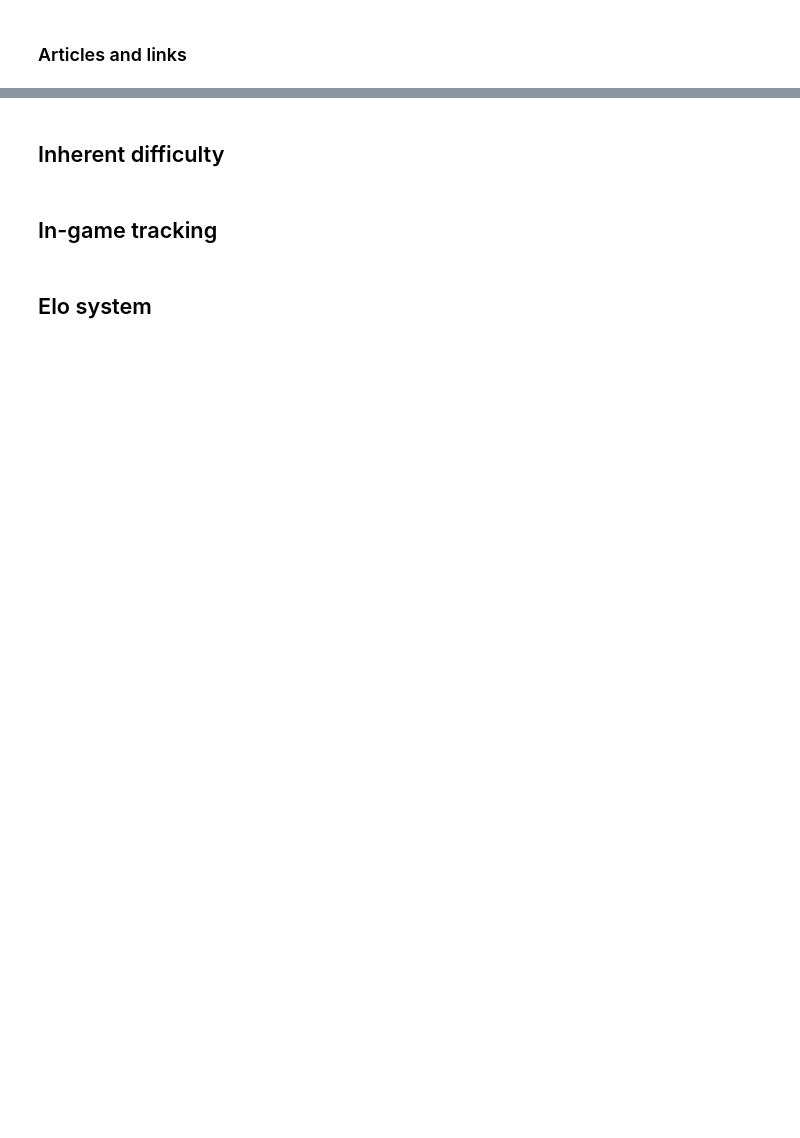
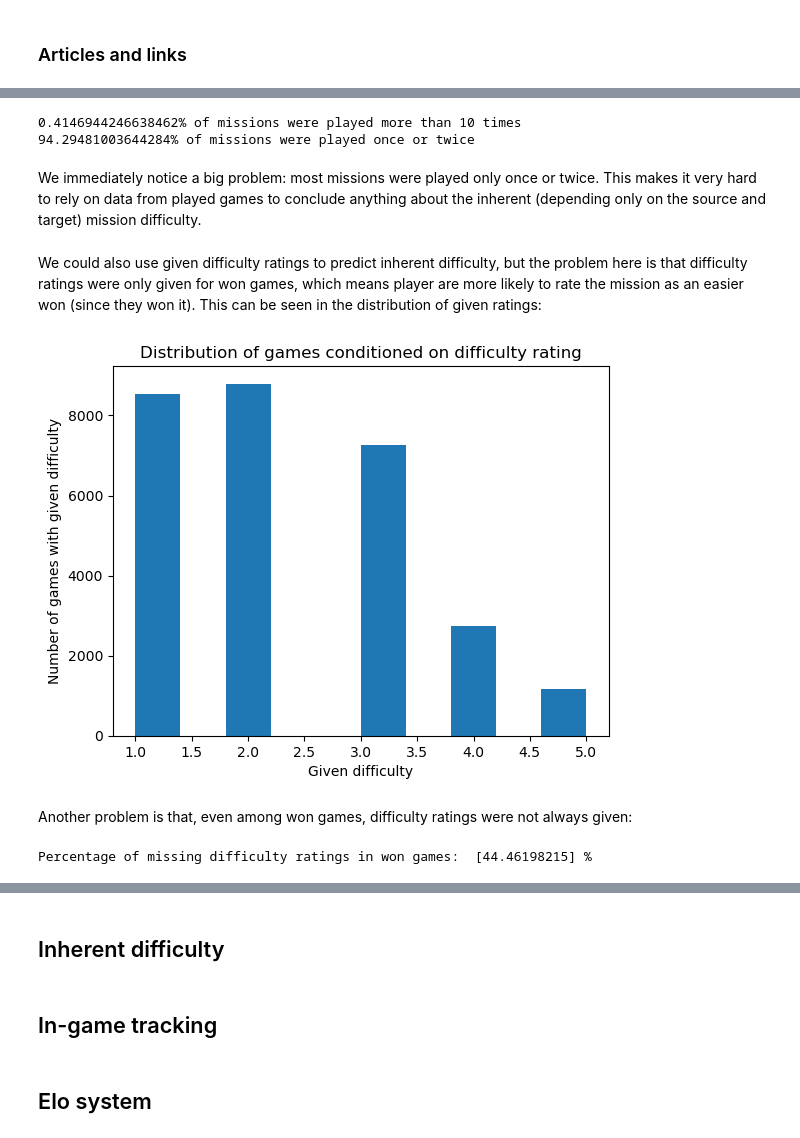
Before and after one commit to epfl-ada/ada-2024-project-outliars, a Jupyter notebook: results.ipynb, the cells around one changed output, grey strips where cells are left out. Saved outputs shown, nothing was run; the diff lists cells and outputs as text; code cells hidden in the pictures; blank space fills up the shorter version.

```diff
--- a/results.ipynb
+++ b/results.ipynb
@@ -45,0 +150,9 @@ After adding missing links, there are 119888 links in df
+# %%
+finished_df = load_finished_df("./data/paths-and-graph/paths_finished.tsv")
+unfinished_df = load_unfinished_df("./data/paths-and-graph/paths_unfinished.tsv")
+
+earliest_finished = finished_df['timestamp'].min()
+earliest_unfinished = unfinished_df['timestamp'].min()
+finished_before_unfinished = finished_df[finished_df['timestamp'] < earliest_unfinished]
+print("The earliest finished game was played on", earliest_finished, "while the earliest unfinished game was played on", earliest_unfinished)
+print(finished_before_unfinished.shape[0], "finished games are recorded before the first unfinished one.")
@@ -45,0 +292,24 @@ After adding missing links, there are 119888 links in df
+# %%
+print(f"{100*count_missions[count_missions > 10].count() / count_missions.shape[0]}% of missions were played more than 10 times") # % of missions played more than 10 times
+print(f"{100 * (count_missions[(count_missions == 1) | (count_missions == 2)].count() )/ count_missions.shape[0]}% of missions were played once or twice") # % of missions played once or twice
+# %% [output]
+0.4146944246638462% of missions were played more than 10 times
+94.29481003644284% of missions were played once or twice
+# %% [markdown]
+We immediately notice a big problem: most missions were played only once or twice. This makes it very hard to rely on data from played games to conclude anything about the inherent (depending only on the source and target) mission difficulty.
+# %% [markdown]
+We could also use given difficulty ratings to predict inherent difficulty, but the problem here is that difficulty ratings were only given for won games, which means player are more likely to rate the mission as an easier won (since they won it). This can be seen in the distribution of given ratings:
+# %%
+plt.hist(finished_df.difficulty_rating)
+plt.xlabel("Given difficulty")
+plt.ylabel("Number of games with given difficulty")
+plt.title("Distribution of games conditioned on difficulty rating")
+plt.show()
+# %% [output]
+[figure, added]
+# %% [markdown]
+Another problem is that, even among won games, difficulty ratings were not always given:
+# %%
+print("Percentage of missing difficulty ratings in won games: ", 100 * finished_df.difficulty_rating.isna().sum() / finished_df.difficulty_rating.shape, "%")
+# %% [output]
+Percentage of missing difficulty ratings in won games:  [44.46198215] %
```
Also changed, not shown: parts of 35 cells of this notebook, 3 other files.
